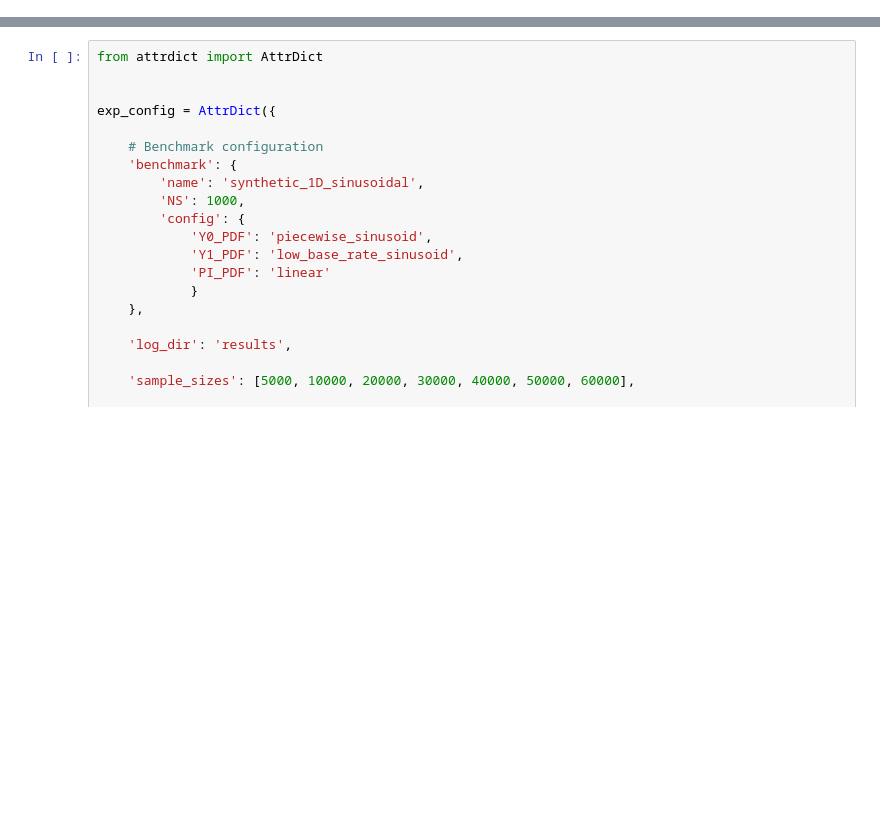
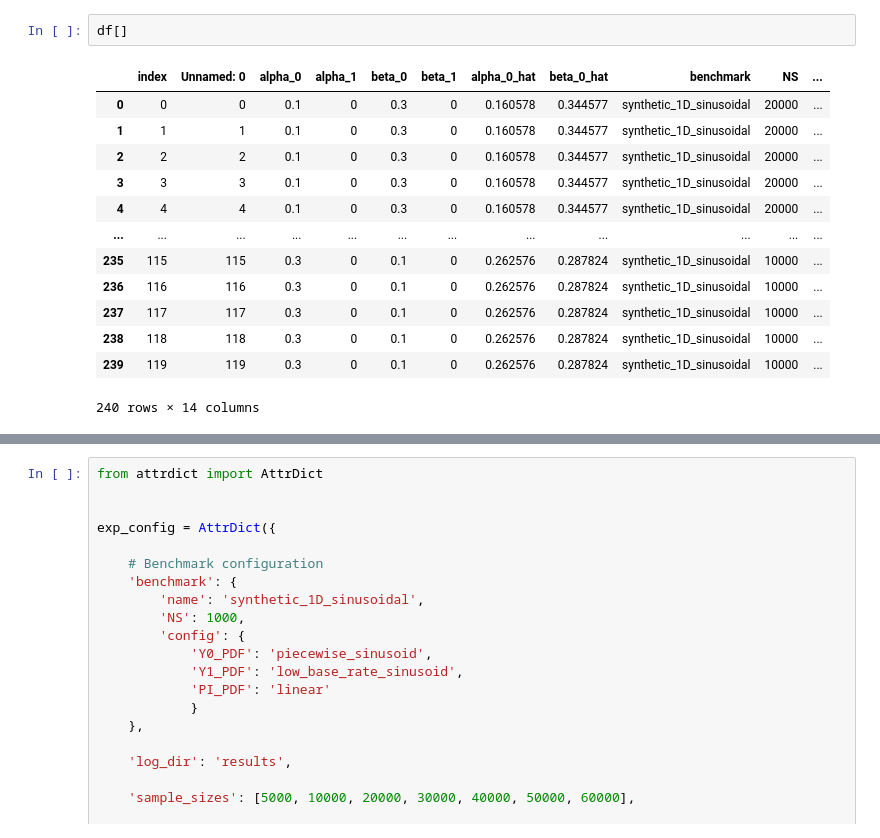
Before and after one commit to lguerdan/counterfactual-decision-support, a Jupyter notebook: notebook_development.ipynb, the cells around one changed output, grey strips where cells are left out. Saved outputs shown, nothing was run; the diff lists cells and outputs as text; blank space fills up the shorter version.

```diff
--- a/notebook_development.ipynb
+++ b/notebook_development.ipynb
@@ -21,0 +23,16 @@ sns.lineplot(data=df, x="NS", y="ACC", hue='baseline', ci=95, marker='o')
+# %%
+df[]
+# %% [output]
+|  | index | Unnamed: 0 | alpha_0 | alpha_1 | beta_0 | beta_1 | alpha_0_hat | beta_0_hat | benchmark | NS | ... |
+| 0 | 0 | 0 | 0.1 | 0 | 0.3 | 0 | 0.160578 | 0.344577 | synthetic_1D_sinusoidal | 20000 | ... |
+| 1 | 1 | 1 | 0.1 | 0 | 0.3 | 0 | 0.160578 | 0.344577 | synthetic_1D_sinusoidal | 20000 | ... |
+| 2 | 2 | 2 | 0.1 | 0 | 0.3 | 0 | 0.160578 | 0.344577 | synthetic_1D_sinusoidal | 20000 | ... |
+| 3 | 3 | 3 | 0.1 | 0 | 0.3 | 0 | 0.160578 | 0.344577 | synthetic_1D_sinusoidal | 20000 | ... |
+| 4 | 4 | 4 | 0.1 | 0 | 0.3 | 0 | 0.160578 | 0.344577 | synthetic_1D_sinusoidal | 20000 | ... |
+| ... | ... | ... | ... | ... | ... | ... | ... | ... | ... | ... | ... |
+| 235 | 115 | 115 | 0.3 | 0 | 0.1 | 0 | 0.262576 | 0.287824 | synthetic_1D_sinusoidal | 10000 | ... |
+| 236 | 116 | 116 | 0.3 | 0 | 0.1 | 0 | 0.262576 | 0.287824 | synthetic_1D_sinusoidal | 10000 | ... |
+| 237 | 117 | 117 | 0.3 | 0 | 0.1 | 0 | 0.262576 | 0.287824 | synthetic_1D_sinusoidal | 10000 | ... |
+| 238 | 118 | 118 | 0.3 | 0 | 0.1 | 0 | 0.262576 | 0.287824 | synthetic_1D_sinusoidal | 10000 | ... |
+| 239 | 119 | 119 | 0.3 | 0 | 0.1 | 0 | 0.262576 | 0.287824 | synthetic_1D_sinusoidal | 10000 | ... |
+240 rows × 14 columns
```
Also changed, not shown: parts of 13 cells of this notebook, 7 other files.
